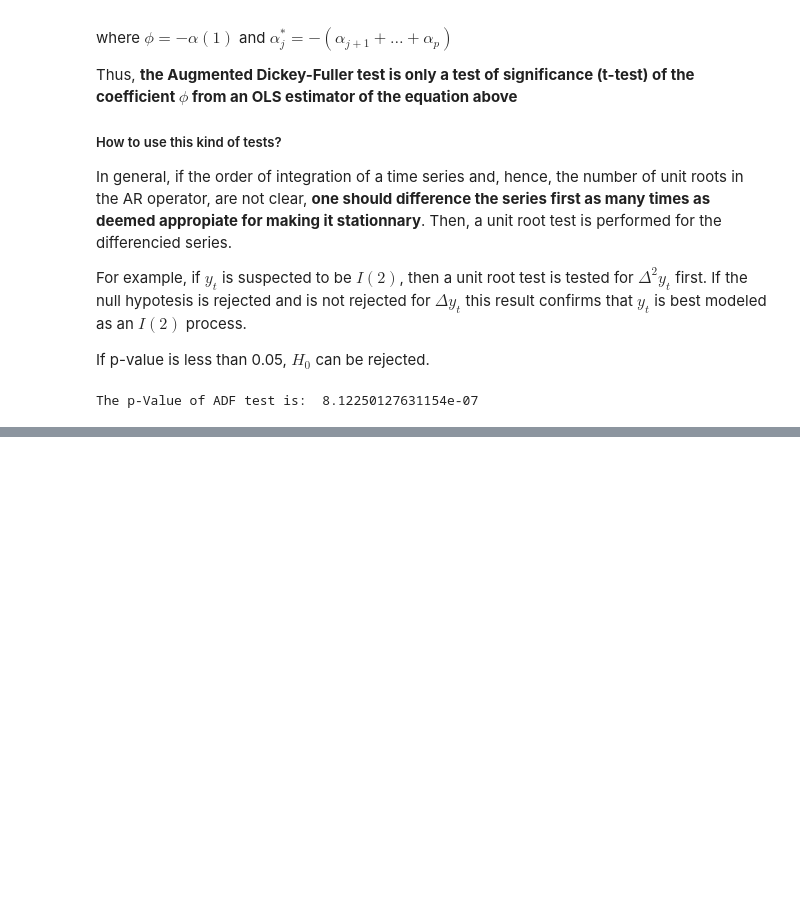
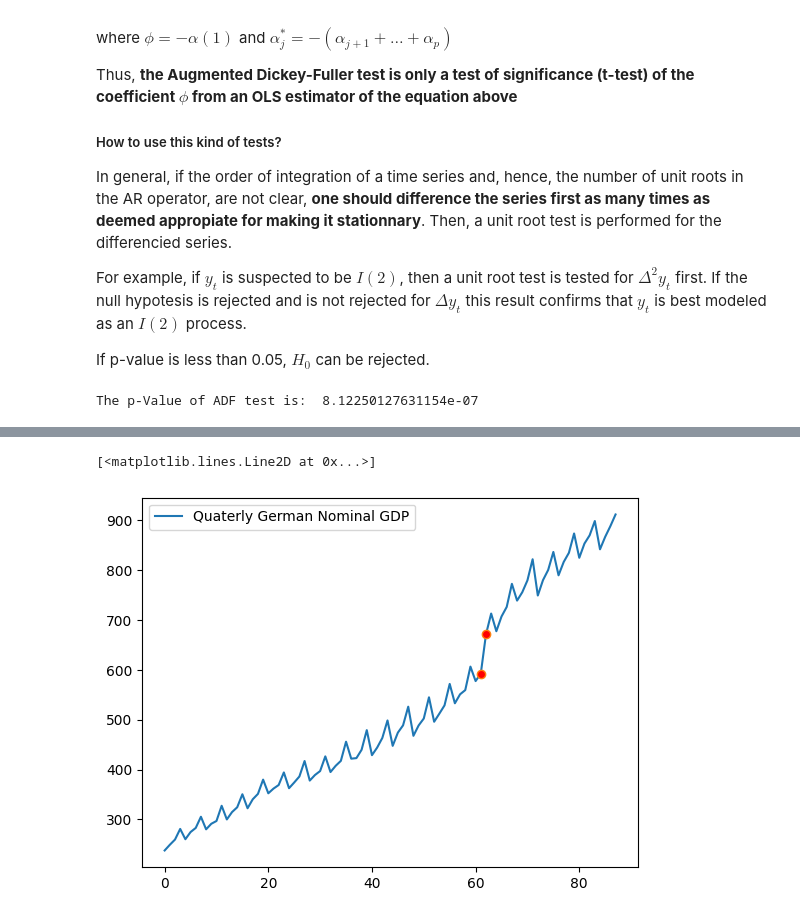
Before and after one commit to eduardo-contreras-dominguez/Time-Series-Analysis, a Jupyter notebook: Chapter 1.4 (Model Checking).ipynb, the cells around one changed output, grey strips where cells are left out. Drawn from its saved outputs; the diff is of its cells as text; code cells hidden in the pictures; blank space fills up the shorter version.

Commit message:
Finished Achmidt-Phillips test and introducing tests for series with level shifts.

```diff
--- a/Chapter 1.4 (Model Checking).ipynb
+++ b/Chapter 1.4 (Model Checking).ipynb
@@ -435,0 +467,12 @@ Variant of tests for the null hypothesis of a unit root __when deterministic lin
+# %%
+url = "http://www.jmulti.de/download/datasets/GermanGNP.dat"
+df_base  = pd.read_csv(url).iloc[:,:1]
+df_base = df_base.iloc[:,0].str.split()[8:]
+df_gnp = pd.DataFrame()
+df_gnp["Quaterly German Nominal GDP"] = [float(element) for element in list(df_base.index)]
+critical_shift = [df_gnp.iloc[61, 0], df_gnp.iloc[62, 0]]
+df_gnp.plot()
+plt.plot([61, 62], critical_shift, marker = 'o',mfc = "red", linestyle='None')
+# %% [output]
+[<matplotlib.lines.Line2D at 0x...>]
+[figure, added]
```
Also changed, not shown: parts of 2 cells of this notebook.
